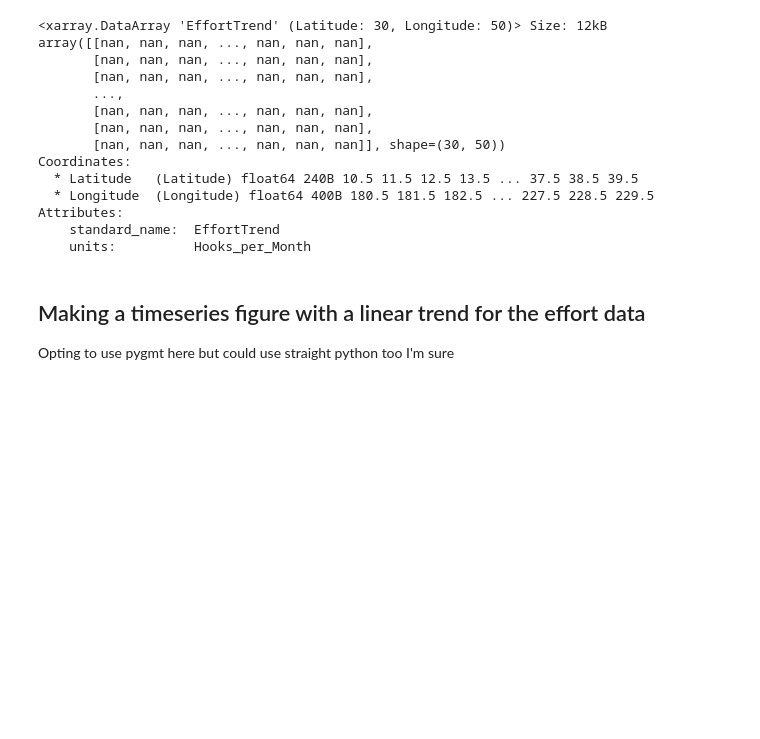
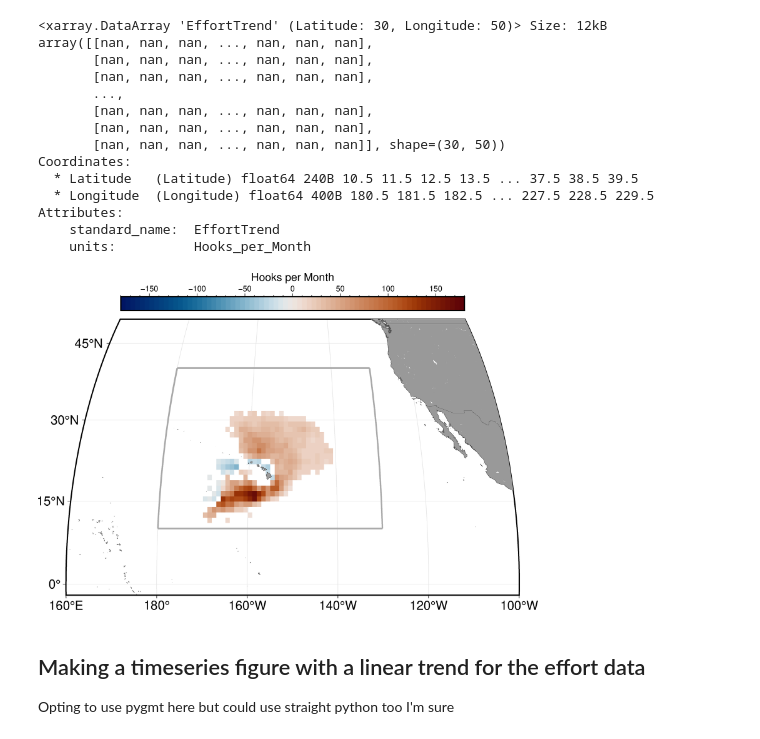
Before and after one commit to noaa-pifsc/PRP-ENSO-LonglineFishery, a Jupyter notebook: ENSO_EffortAreaMap.ipynb, the cells around one changed output. Drawn from its saved outputs; the diff is of its cells as text; code cells hidden in the pictures; blank space fills up the shorter version.

```diff
--- a/ENSO_EffortAreaMap.ipynb
+++ b/ENSO_EffortAreaMap.ipynb
@@ -188,11 +183,12 @@ fig = pygmt.Figure()
 
 # Set GMT defaults for this plot only
 with pygmt.config(MAP_FRAME_TYPE="plain",
+                  FONT='16p',
                   MAP_GRID_PEN_PRIMARY="0.5p,gray90"):
 # Make the basemap
     fig.basemap(region=region,
                 projection=projection,
-                frame=["WStr", "ag"], #frame='a',
+                frame=["WStr","xa20g20", "ya15g15"], #frame='a',
                 )
 
 # Add Longline fishery
@@ -200,41 +196,45 @@ fig.grdimage(
     grid=efrt,
     projection=projection,
     region=region,
     cmap="vik_symmetric.cpt",
     nan_transparent=True,
 )
 
 # Add our study area horizontal lines
 fig.plot(
     projection=projection,
     data=np.array([[180,40,-130,40],[180,10,-130,10]]),
     style="v0.4c+s",  # cartesian so the line is straight
     pen="2p,darkgray",
-    label='Study region'
 )
 # Add our study area vertical lines
 fig.plot(
     projection=projection,
     data=np.array([[180,40,180,10],[-130,40,-130,10]]),
     style="=0.4c+s",  # geographic so there is a bowing to the line
     pen="2p,darkgray",
 )
 
 # Add a coastline for a crisper look
-fig.coast(projection=projection,
-          resolution='h',
-          shorelines='1/0.25p,gray30',
-          borders=["1/0.25p,gray40"],
-          land='gray60')
+fig.coast(
+    projection=projection,
+    resolution='h',
+    shorelines='1/0.25p,gray30',
+    borders=["1/0.25p,gray40"],
+    land='gray60')
 
 # Add a colorbar
-fig.colorbar(frame="x+lHooks per Month")
+fig.colorbar(
+    position=Position("TC", offset=(0,-1)), frame="x+lHooks per Month", length=15.4, move_text=["annotations", "label"],
+) # frame="x+lHooks per Month"
 
 # Display figure
-#fig.show()
+fig.show()
 
 # Save the figure
 fig.savefig('/Users/johanna.wren/Documents/ENSO_LonglineFishery/PubMap_Wollweide_changeInHooks_allPython.png', crop=True)
+# %% [output]
+[figure, added]
 # %% [markdown]
 ## Making a timeseries figure with a linear trend for the effort data
 Opting to use pygmt here but could use straight python too I'm sure
```
Also changed, not shown: parts of 6 cells of this notebook.
